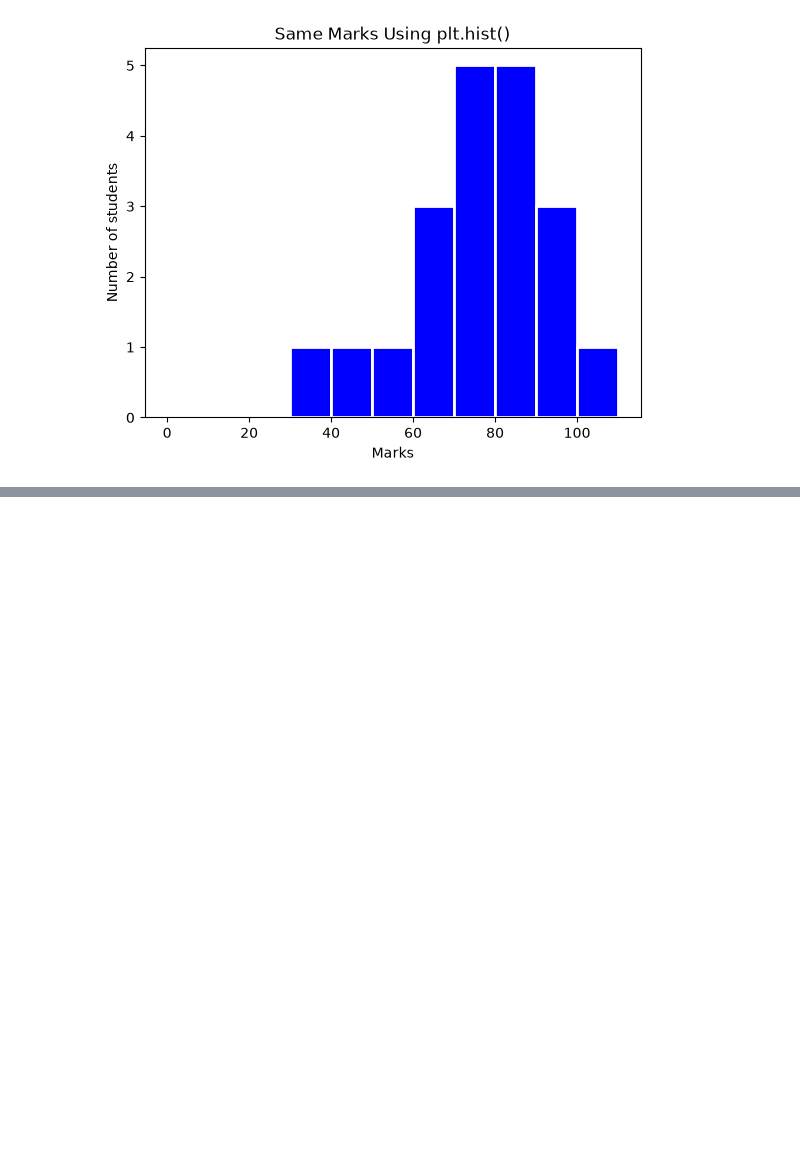
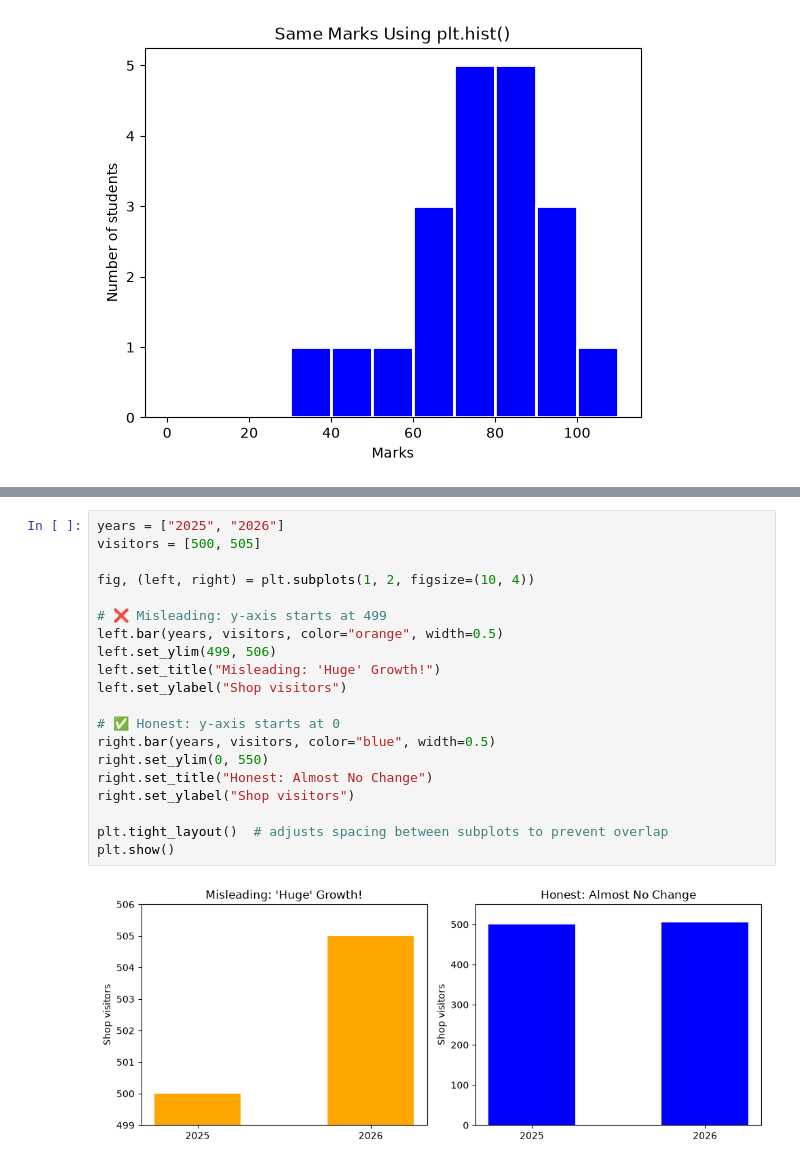
Before and after one commit to mat6099/ML_Debasis_Das, a Jupyter notebook: Visualising_Data.ipynb, the cells around one changed output, grey strips where cells are left out. Drawn from its saved outputs; the diff is of its cells as text; blank space fills up the shorter version.

```diff
--- a/Visualising_Data.ipynb
+++ b/Visualising_Data.ipynb
@@ -146,0 +155,22 @@ plt.show()
+# %%
+years = ["2025", "2026"]
+visitors = [500, 505]
+
+fig, (left, right) = plt.subplots(1, 2, figsize=(10, 4))
+
+# ❌ Misleading: y-axis starts at 499
+left.bar(years, visitors, color="orange", width=0.5)
+left.set_ylim(499, 506)
+left.set_title("Misleading: 'Huge' Growth!")
+left.set_ylabel("Shop visitors")
+
+# ✅ Honest: y-axis starts at 0
+right.bar(years, visitors, color="blue", width=0.5)
+right.set_ylim(0, 550)
+right.set_title("Honest: Almost No Change")
+right.set_ylabel("Shop visitors")
+
+plt.tight_layout()  # adjusts spacing between subplots to prevent overlap
+plt.show()
+# %% [output]
+[figure, added]
```
Also changed, not shown: parts of 6 cells of this notebook.
